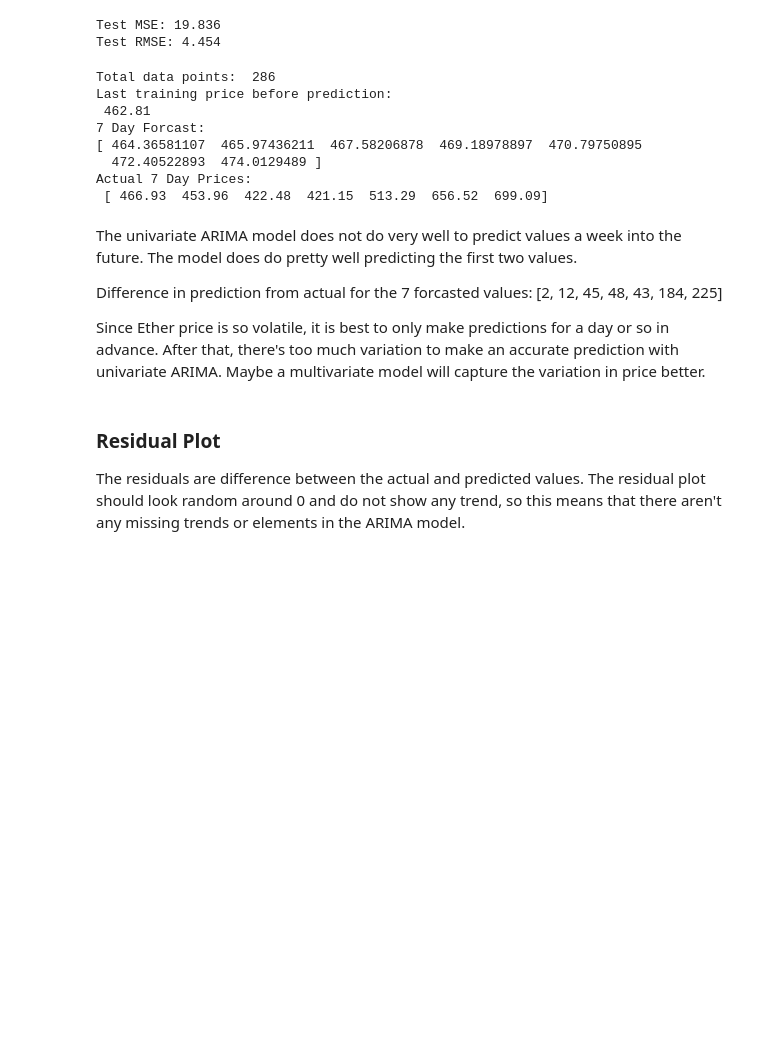
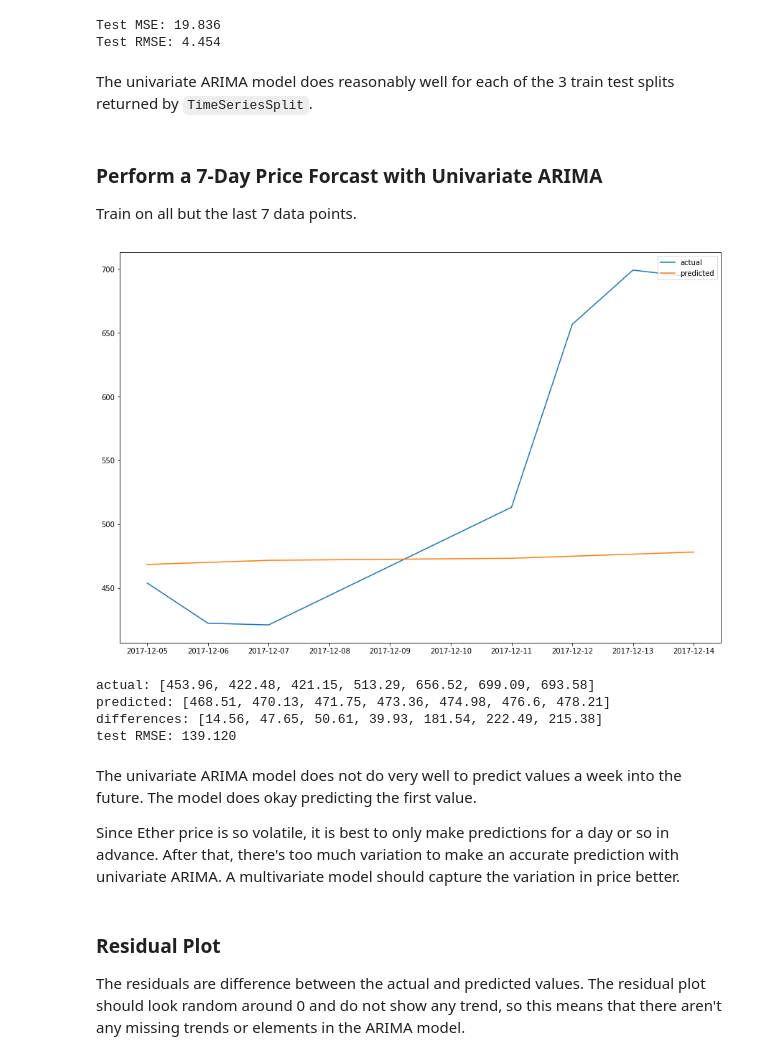
Before and after one commit to Smarker/udacity-ml, a Jupyter notebook: projects/capstone/MLCapstone.ipynb, the cells around one changed output. Drawn from its saved outputs; the diff is of its cells as text; code cells hidden in the pictures; blank space fills up the shorter version.

```diff
--- a/projects/capstone/MLCapstone.ipynb
+++ b/projects/capstone/MLCapstone.ipynb
@@ -16,8 +19,13 @@ Let coefficient of variation (CV):
 CV >= 1 -> a relatively high variation
 CV < 1  -> low variation
 '''
+from math import ceil
+
 def coeff_of_variation(mean, std):
     return std/mean
+
+def round_to_hundredth(value):
+    return ceil(value * 100.0) / 100.0
 # %% [markdown]
 # Load the Datasets
 
@@ -637,3 +593,5 @@ Test RMSE: 20.713
 [figure]
 Test MSE: 19.836
 Test RMSE: 4.454
+# %% [markdown]
+The univariate ARIMA model does reasonably well for each of the 3 train test splits returned by `TimeSeriesSplit`.
@@ -640,42 +619,45 @@ Test RMSE: 4.454
+# %% [markdown]
+### Perform a 7-Day Price Forcast with Univariate ARIMA
+
+Train on all but the last 7 data points.
 # %%
 import numpy as np
-
-# Train on all but the last 7 data points. Test on the next 7 data points.
-print('Total data points: ', len(ts))
+# Get split index
+ts_reversed = ts.copy(deep=True).iloc[::-1].set_index('Date') # reverse the dataframe to predict in the future
+train_index = len(ts) - 7 # subtract last 7 days to predict
 
 # Split into Training and Testing Data
-ts_reversed = ts.copy(deep=True).iloc[::-1].set_index('Date') # reverse the dataframe to predict in the future
-train_index = len(ts) - 1 - 7 # subtract last 7 days to predict
-
 train = ts_reversed[0:train_index]
-test = ts_reversed[train_index:len(ts) - 1]
+test = ts_reversed[train_index:len(ts)]
 
 # Fit ARIMA Model
 model = ARIMA(train['Price'], order=ORDER)
 model_fit = model.fit(disp=0)
 forecast = model_fit.forecast(steps=7) # To predict 7 steps out, set steps = 7
 
-last_train_price = train.iloc[len(train) - 1]['Price']
-print('Last training price before prediction:\n', last_train_price)
-print("7 Day Forcast:")
-print(forecast[0])
-print('Actual 7 Day Prices:\n', test['Price'].values)
+ARIMA_actual = test['Price'].values
+ARIMA_predicted = forecast[0]
+
+# Plot actual vs predicted values
+DATES = ts_reversed.index
+
+plt.figure(figsize=(15, 10))
+plt.plot(DATES[train_index:], ARIMA_actual, label='actual')
+plt.plot(DATES[train_index:], ARIMA_predicted, label='predicted')
+plt.legend(['actual', 'predicted'], loc='upper right')
+plt.show()
+
+prediction_summary(ARIMA_actual, ARIMA_predicted)
 # %% [output]
+[figure, added]
-Total data points:  286
-Last training price before prediction:
- 462.81
-7 Day Forcast:
-[ 464.36581107  465.97436211  467.58206878  469.18978897  470.79750895
-  472.40522893  474.0129489 ]
-Actual 7 Day Prices:
- [ 466.93  453.96  422.48  421.15  513.29  656.52  699.09]
+actual: [453.96, 422.48, 421.15, 513.29, 656.52, 699.09, 693.58]
+predicted: [468.51, 470.13, 471.75, 473.36, 474.98, 476.6, 478.21]
+differences: [14.56, 47.65, 50.61, 39.93, 181.54, 222.49, 215.38]
+test RMSE: 139.120
 # %% [markdown]
-The univariate ARIMA model does not do very well to predict values a week into the future. The model does do pretty well predicting the first two values.
+The univariate ARIMA model does not do very well to predict values a week into the future. The model does okay predicting the first value.
 
-Difference in prediction from actual for the 7 forcasted values:
-[2, 12, 45, 48, 43, 184, 225]
-
-Since Ether price is so volatile, it is best to only make predictions for a day or so in advance. After that, there's too much variation to make an accurate prediction with univariate ARIMA. Maybe a multivariate model will capture the variation in price better.
+Since Ether price is so volatile, it is best to only make predictions for a day or so in advance. After that, there's too much variation to make an accurate prediction with univariate ARIMA. A multivariate model should capture the variation in price better.
 # %% [markdown]
 ### Residual Plot
 
```
Also changed, not shown: parts of 44 cells of this notebook.
